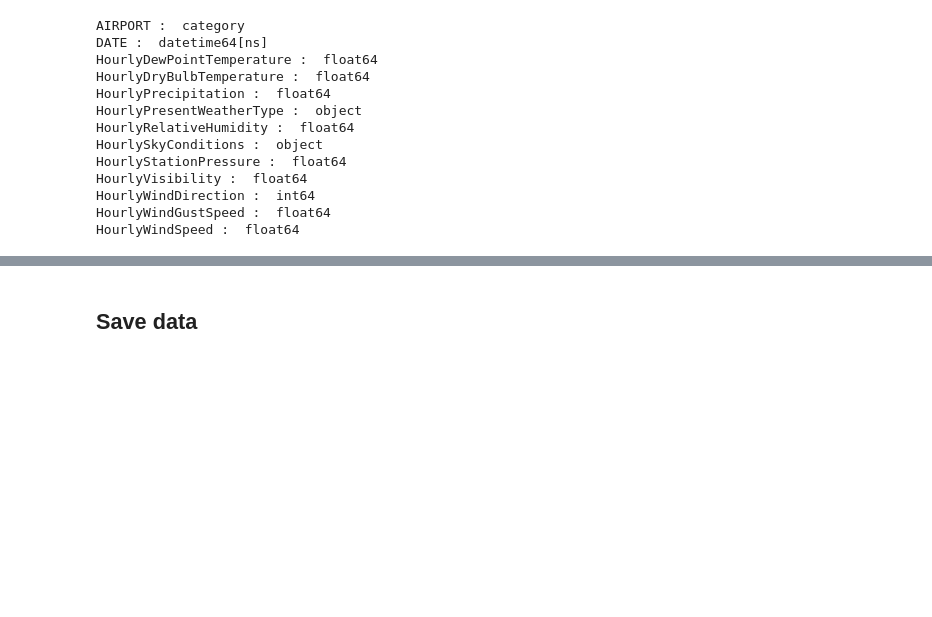
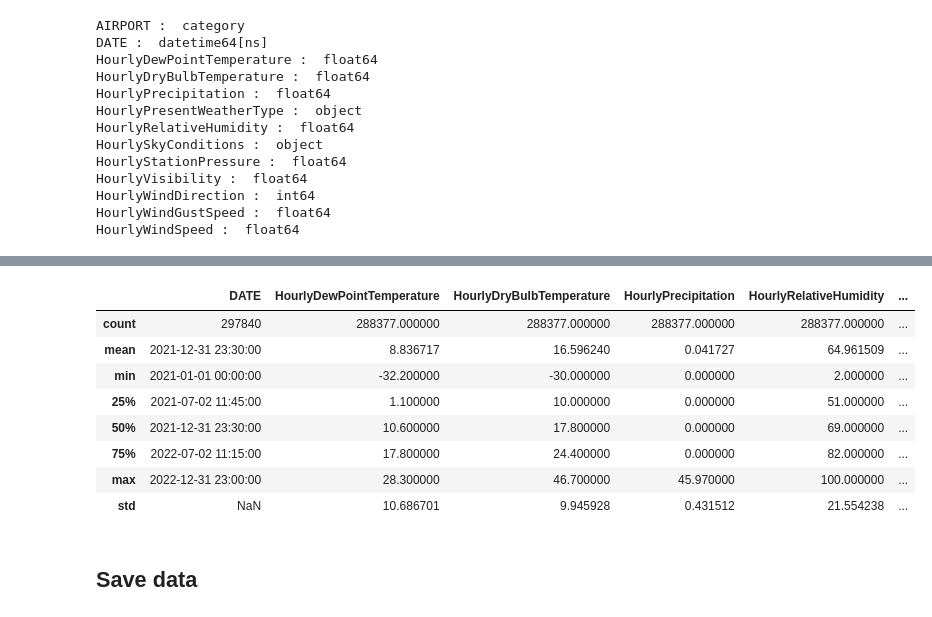
Before and after one commit to rezaqorbani/flight-delay-predictor, a Jupyter notebook: feature_engineering/data_collection_weather.ipynb, the cells around one changed output, grey strips where cells are left out. Cells and saved outputs as stored; diff of their text form; code cells hidden in the pictures; blank space fills up the shorter version.

```diff
--- a/feature_engineering/data_collection_weather.ipynb
+++ b/feature_engineering/data_collection_weather.ipynb
@@ -246,0 +258,24 @@ HourlyWindSpeed :  [ 3.  0.  1.  4.  2.  6.  7.  8.  5.  9. 10. 11. 13. 12. 14.
+# %%
+data_selected_datefix = data_selected.copy()
+print("Total number of dates before removing: ", len(data_selected_datefix))
+
+# Sample the first row of each hour
+data_selected_datefix.set_index(["AIRPORT", "DATE"], inplace=True)
+data_selected_datefix.sort_index(inplace=True)
+data_selected_datefix = data_selected_datefix.groupby([pd.Grouper(level='AIRPORT'), pd.Grouper(level='DATE', freq='H')], observed=False).first()
+data_selected_datefix.reset_index(inplace=True)
+
+print("----------------------------------------")
+for hours in range(0,24):
+    print("Total number of dates with hours == ", hours, ": ", len(data_selected_datefix[ data_selected_datefix["DATE"].dt.hour == hours ]))
+
+print("----------------------------------------")
+# distribution of the number of dates per airport
+for i in airport_codes.values():
+    print("Total number of dates for airport ", i, ": ", len(data_selected_datefix[ data_selected_datefix["AIRPORT"] == i ]))
+
+print("----------------------------------------")
+print("Total number of dates after removing duplicates: ", len(data_selected_datefix))
+
+# data_selected = data_selected[data_selected["DATE"].dt.minute.isin([51, 52, 53, 54, 56])]
+# print("Total number of rows of data selected: ", len(data_selected))
@@ -256,3 +312,15 @@ data_selected.head()
+# %%
+data_selected_datefix.describe()
+# %% [output]
+|  | DATE | HourlyDewPointTemperature | HourlyDryBulbTemperature | HourlyPrecipitation | HourlyRelativeHumidity | ... |
+| count | 297840 | 288377.000000 | 288377.000000 | 288377.000000 | 288377.000000 | ... |
+| mean | 2021-12-31 23:30:00 | 8.836717 | 16.596240 | 0.041727 | 64.961509 | ... |
+| min | 2021-01-01 00:00:00 | -32.200000 | -30.000000 | 0.000000 | 2.000000 | ... |
+| 25% | 2021-07-02 11:45:00 | 1.100000 | 10.000000 | 0.000000 | 51.000000 | ... |
+| 50% | 2021-12-31 23:30:00 | 10.600000 | 17.800000 | 0.000000 | 69.000000 | ... |
+| 75% | 2022-07-02 11:15:00 | 17.800000 | 24.400000 | 0.000000 | 82.000000 | ... |
+| max | 2022-12-31 23:00:00 | 28.300000 | 46.700000 | 45.970000 | 100.000000 | ... |
+| std | NaN | 10.686701 | 9.945928 | 0.431512 | 21.554238 | ... |
 # %% [markdown]
 ## Save data
 # %%
```
Also changed, not shown: parts of 16 cells of this notebook, 3 other files.
